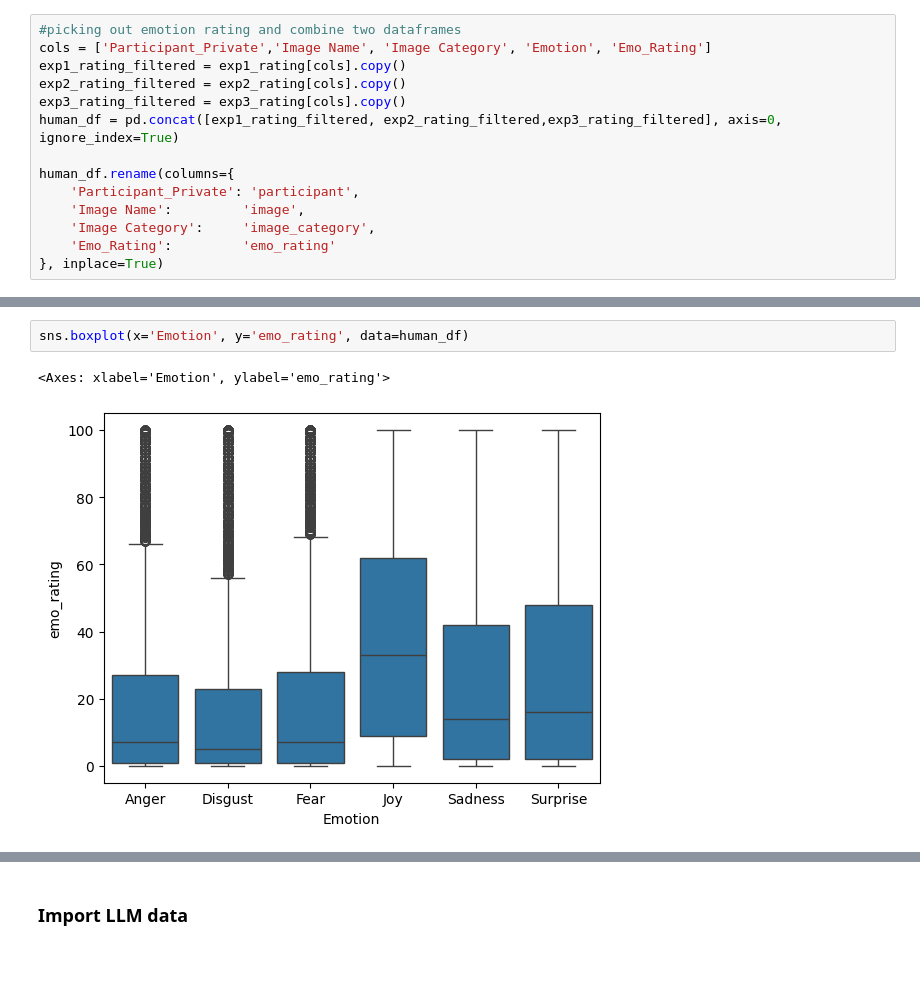
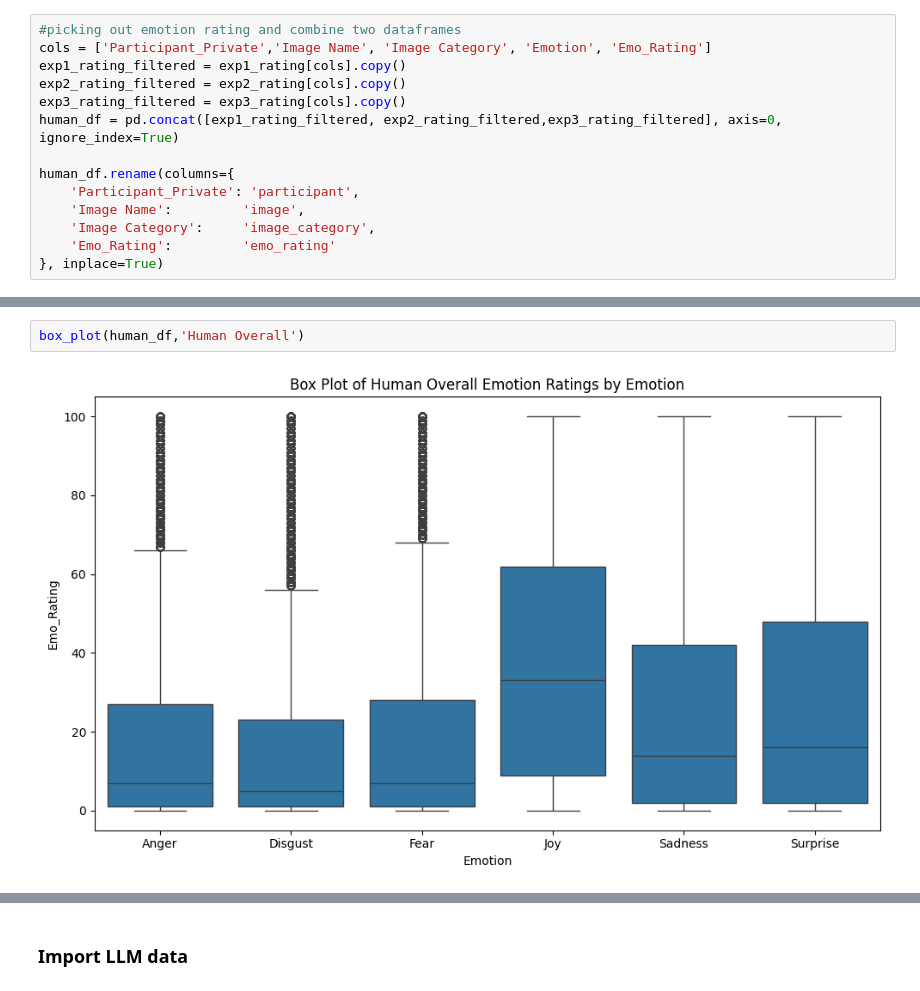
Before and after one commit to stelladongjz/emotion-art, a Jupyter notebook: analysis/human_and_LLM_ratings_EDA.ipynb, the cells around one changed output, grey strips where cells are left out. Cells and saved outputs as stored; diff of their text form; blank space fills up the shorter version.

```diff
--- a/analysis/human_and_LLM_ratings_EDA.ipynb
+++ b/analysis/human_and_LLM_ratings_EDA.ipynb
@@ -54,6 +243,5 @@ human_df['participant'].nunique(), human_df['image'].nunique(), human_df['image_
-# %%
-sns.boxplot(x='Emotion', y='emo_rating', data=human_df)
-# %% [output]
-<Axes: xlabel='Emotion', ylabel='emo_rating'>
-[figure, removed]
+# %%
+box_plot(human_df,'Human Overall')
+# %% [output]
+[figure, added]
 # %%
```
Also changed, not shown: parts of 54 cells of this notebook.
